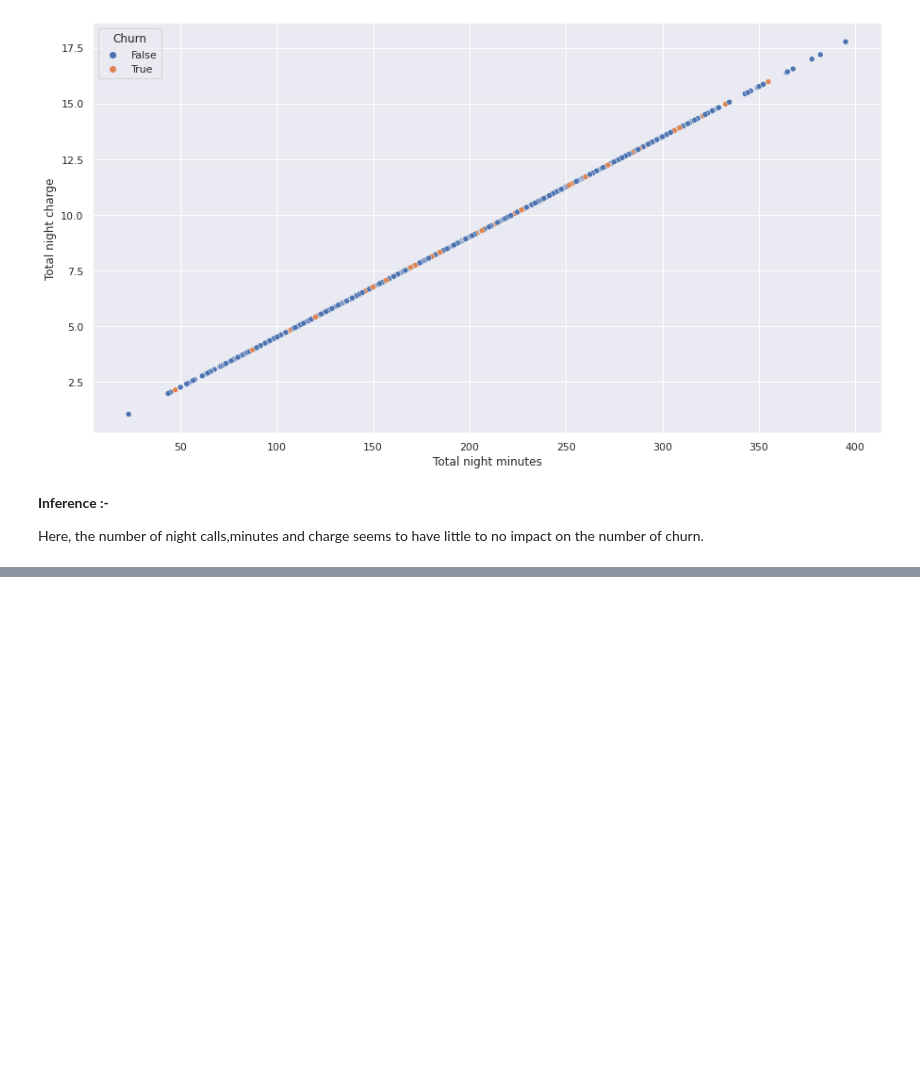
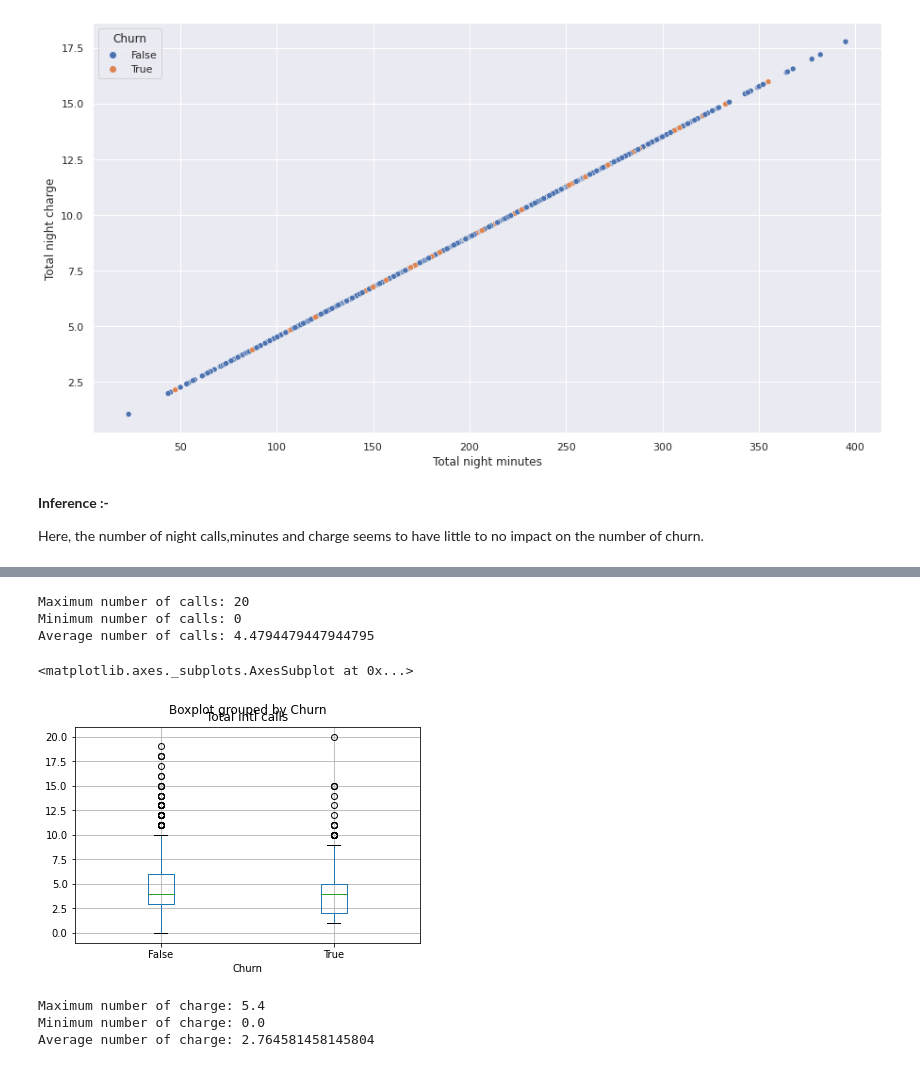
Before and after one commit to CKhumba/Telecom-Churn-Analysis, a Jupyter notebook: Telecom_Churn_Analysis_Capstone_Project.ipynb, the cells around one changed output, grey strips where cells are left out. Cells and saved outputs as stored; diff of their text form; code cells hidden in the pictures; blank space fills up the shorter version.

```diff
--- a/Telecom_Churn_Analysis_Capstone_Project.ipynb
+++ b/Telecom_Churn_Analysis_Capstone_Project.ipynb
@@ -719,0 +748,27 @@ Here, the number of night calls,minutes and charge seems to have little to no im
+# %%
+# Features of total internatonal calls
+
+print('Maximum number of calls:',df['Total intl calls'].max())
+print('Minimum number of calls:',df['Total intl calls'].min())
+print('Average number of calls:',df['Total intl calls'].mean())
+# %% [output]
+Maximum number of calls: 20
+Minimum number of calls: 0
+Average number of calls: 4.4794479447944795
+# %%
+# boxplot of total international calls with churn
+
+df.boxplot(column='Total intl calls', by='Churn')
+# %% [output]
+<matplotlib.axes._subplots.AxesSubplot at 0x...>
+[figure, added]
+# %%
+# Features of internatonal charge
+
+print('Maximum number of charge:',df['Total intl charge'].max())
+print('Minimum number of charge:',df['Total intl charge'].min())
+print('Average number of charge:',df['Total intl charge'].mean())
+# %% [output]
+Maximum number of charge: 5.4
+Minimum number of charge: 0.0
+Average number of charge: 2.764581458145804
```
Also changed, not shown: parts of 30 cells of this notebook.
